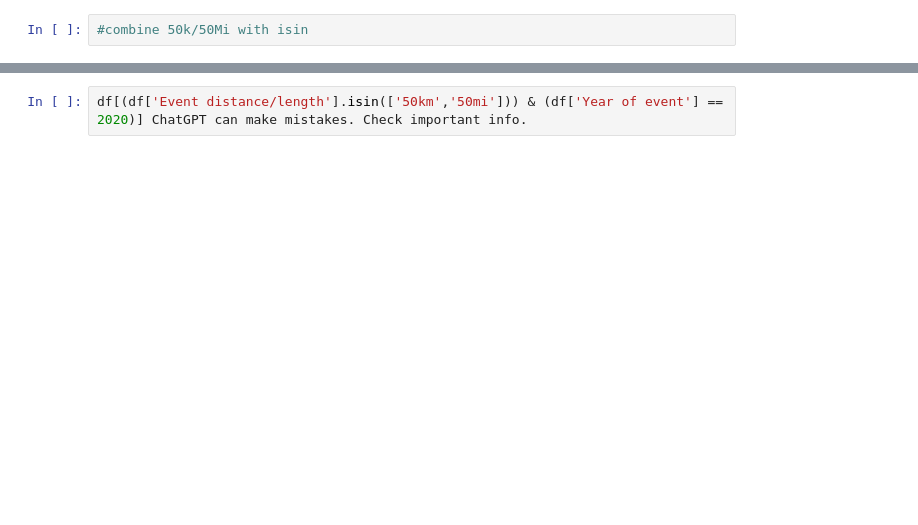
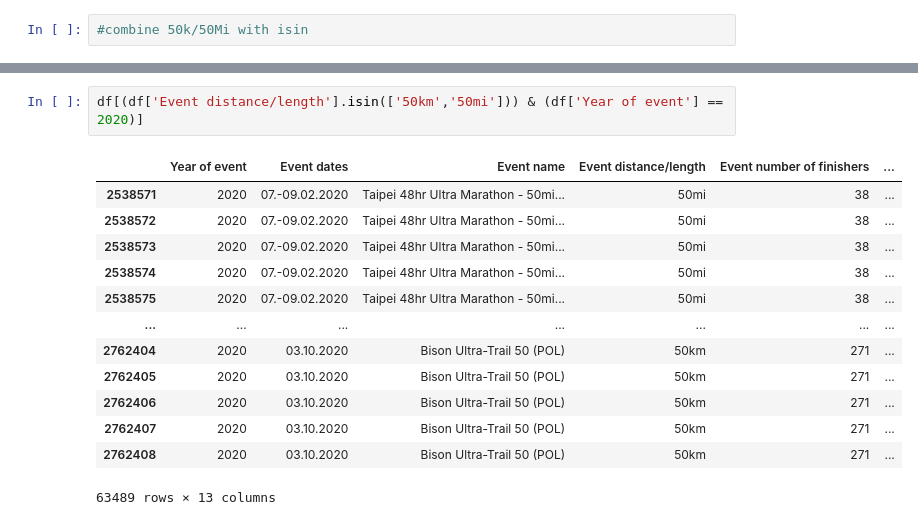
Before and after one commit to nja93/analysis-test, a Jupyter notebook: Untitled1.ipynb, the cells around one changed output, grey strips where cells are left out. Cells and saved outputs as stored; diff of their text form; blank space fills up the shorter version.

```diff
--- a/Untitled1.ipynb
+++ b/Untitled1.ipynb
@@ -27,2 +84,16 @@ df[df['Event distance/length'].isin(['50km','50mi'])]
 # %%
-df[(df['Event distance/length'].isin(['50km','50mi'])) & (df['Year of event'] == 2020)] ChatGPT can make mistakes. Check important info.
+df[(df['Event distance/length'].isin(['50km','50mi'])) & (df['Year of event'] == 2020)]
+# %% [output]
+|  | Year of event | Event dates | Event name | Event distance/length | Event number of finishers | ... |
+| 2538571 | 2020 | 07.-09.02.2020 | Taipei 48hr Ultra Marathon - 50mi... | 50mi | 38 | ... |
+| 2538572 | 2020 | 07.-09.02.2020 | Taipei 48hr Ultra Marathon - 50mi... | 50mi | 38 | ... |
+| 2538573 | 2020 | 07.-09.02.2020 | Taipei 48hr Ultra Marathon - 50mi... | 50mi | 38 | ... |
+| 2538574 | 2020 | 07.-09.02.2020 | Taipei 48hr Ultra Marathon - 50mi... | 50mi | 38 | ... |
+| 2538575 | 2020 | 07.-09.02.2020 | Taipei 48hr Ultra Marathon - 50mi... | 50mi | 38 | ... |
+| ... | ... | ... | ... | ... | ... | ... |
+| 2762404 | 2020 | 03.10.2020 | Bison Ultra-Trail 50 (POL) | 50km | 271 | ... |
+| 2762405 | 2020 | 03.10.2020 | Bison Ultra-Trail 50 (POL) | 50km | 271 | ... |
+| 2762406 | 2020 | 03.10.2020 | Bison Ultra-Trail 50 (POL) | 50km | 271 | ... |
+| 2762407 | 2020 | 03.10.2020 | Bison Ultra-Trail 50 (POL) | 50km | 271 | ... |
+| 2762408 | 2020 | 03.10.2020 | Bison Ultra-Trail 50 (POL) | 50km | 271 | ... |
+63489 rows × 13 columns
```
Also changed, not shown: parts of 64 cells of this notebook.
